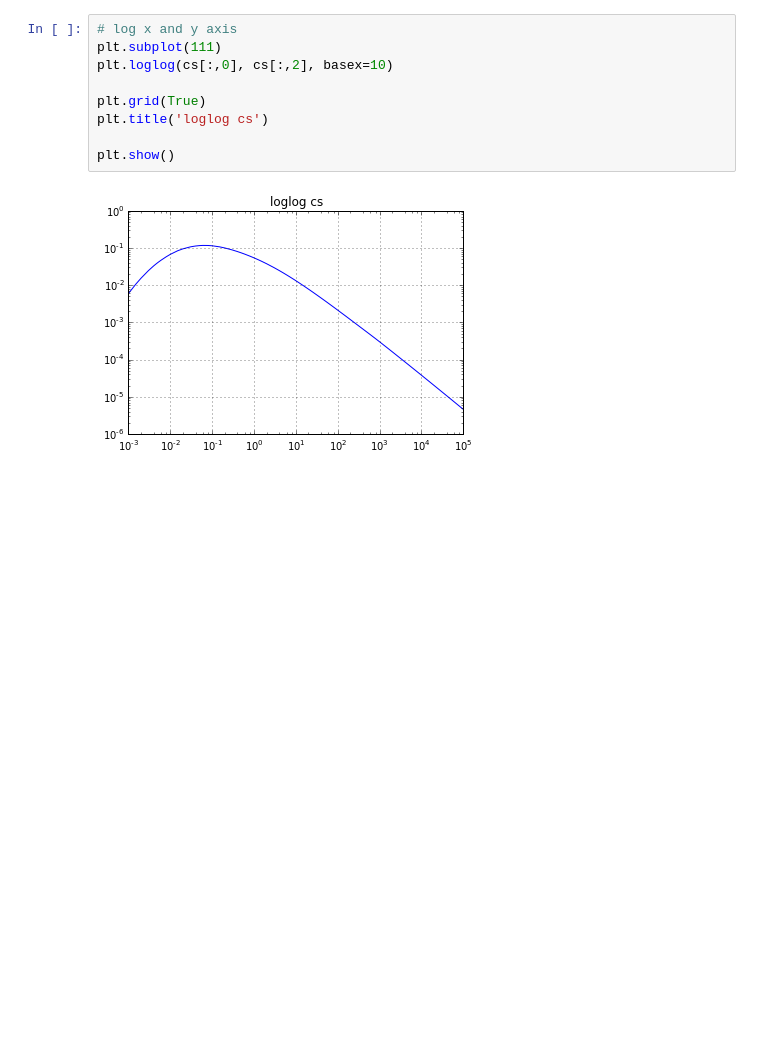
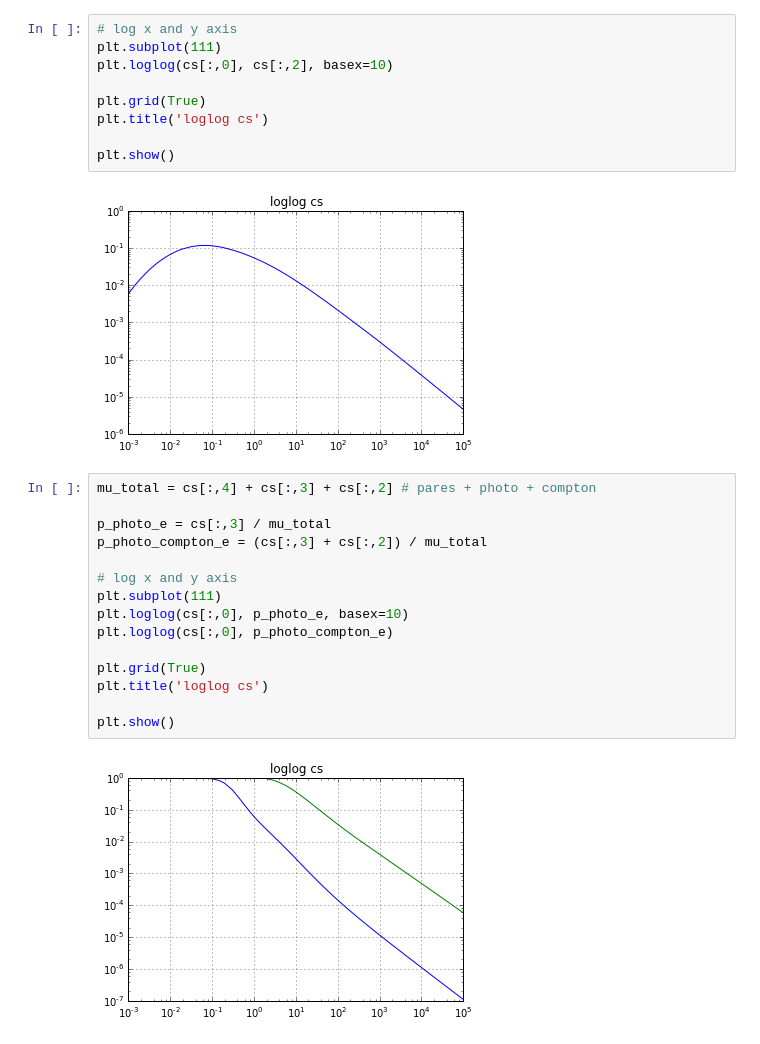
Before and after one commit to lmpizarro/apuntes-python-cientifico, a Jupyter notebook: tallerPython/notebooks/gamma_interaction.ipynb, the cells around one changed output. Drawn from its saved outputs; the diff is of its cells as text; blank space fills up the shorter version.

```diff
--- a/tallerPython/notebooks/gamma_interaction.ipynb
+++ b/tallerPython/notebooks/gamma_interaction.ipynb
@@ -224,3 +280,20 @@ plt.title('loglog cs')
 plt.show()
 # %% [output]
 [figure]
+# %%
+mu_total = cs[:,4] + cs[:,3] + cs[:,2] # pares + photo + compton
+
+p_photo_e = cs[:,3] / mu_total
+p_photo_compton_e = (cs[:,3] + cs[:,2]) / mu_total
+
+# log x and y axis
+plt.subplot(111)
+plt.loglog(cs[:,0], p_photo_e, basex=10)
+plt.loglog(cs[:,0], p_photo_compton_e)
+
+plt.grid(True)
+plt.title('loglog cs')
+
+plt.show()
+# %% [output]
+[figure, added]
```
Also changed, not shown: parts of 16 cells of this notebook.
